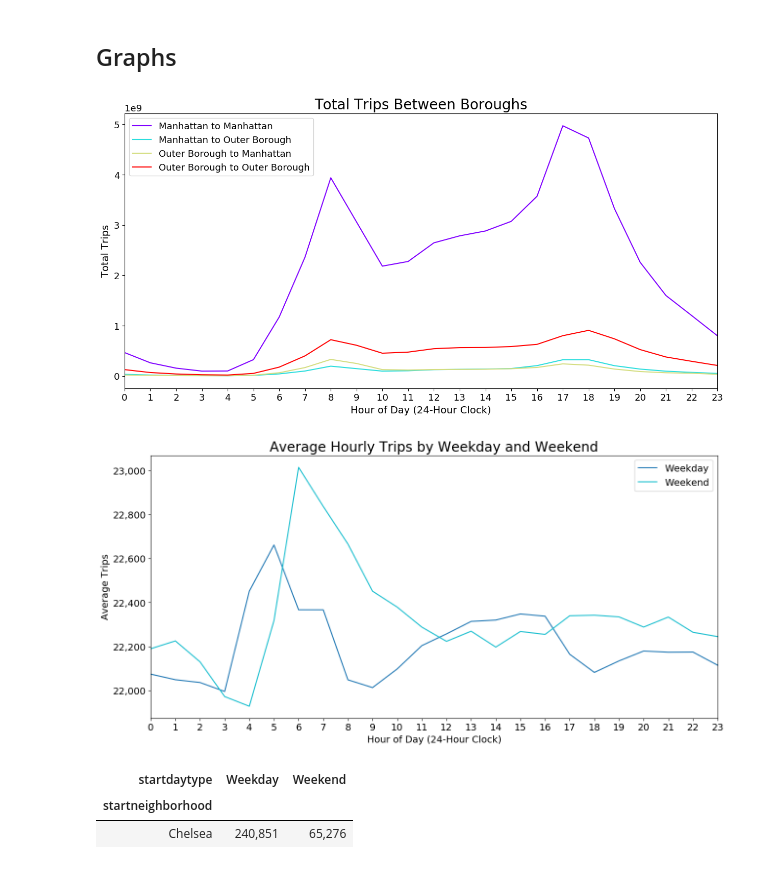
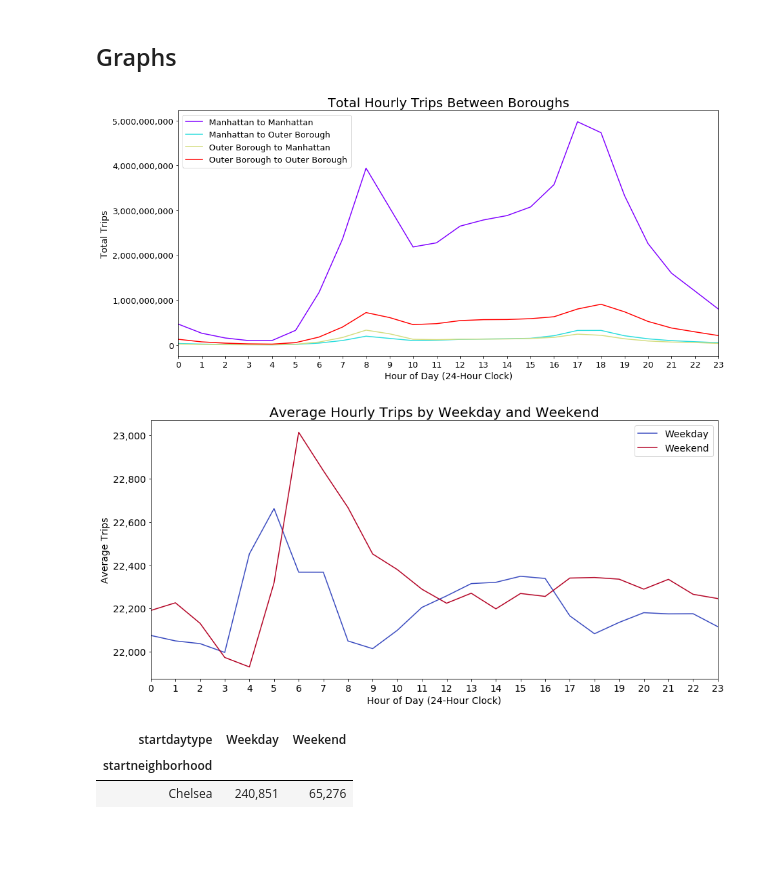
Before and after one commit to yslnam/mofo_bikes, a Jupyter notebook: notebooks/eda/citibike_feature_engineered_eda.ipynb, the cells around one changed output. Cells and saved outputs as stored; diff of their text form; code cells hidden in the pictures; blank space fills up the shorter version.

```diff
--- a/notebooks/eda/citibike_feature_engineered_eda.ipynb
+++ b/notebooks/eda/citibike_feature_engineered_eda.ipynb
@@ -856,18 +940,19 @@ params = {'legend.fontsize': 'medium',
 plt.rcParams.update(params)
 # %%
 boro_flow = pivot_cb.pivot_table('bikeid', index='starthour', columns=['start_boro_flow','end_boro_flow'], aggfunc='sum', fill_value=0)
-boro_flow.plot(kind='line', figsize=(15,7), xticks = range(0,24), colormap='rainbow')
+boro_flow_plt = boro_flow.plot(kind='line', figsize=(15,7), xticks = range(0,24), colormap='rainbow')
+boro_flow_plt.yaxis.set_major_formatter(tkr.StrMethodFormatter('{x:,.0f}'))
 plt.xlabel('Hour of Day (24-Hour Clock)', fontsize=14)
 plt.ylabel('Total Trips', fontsize=14)
-plt.title('Total Trips Between Boroughs', fontsize=20)
+plt.title('Total Hourly Trips Between Boroughs', fontsize=20)
 plt.legend(['Manhattan to Manhattan','Manhattan to Outer Borough',
            'Outer Borough to Manhattan','Outer Borough to Outer Borough'], fontsize=13)
 plt.show();
 # %% [output]
-[figure, old version]
+[figure, new version]
 # %%
 daytype_mean_trips = pivot_cb.pivot_table('bikeid', index='starthour', columns='startdaytype', aggfunc='mean')
-daytype_plt = daytype_mean_trips.plot(kind='line', figsize = (15,7), xticks=range(0,24), fontsize = 14, colormap='tab10')
+daytype_plt = daytype_mean_trips.plot(kind='line', figsize = (15,7), xticks=range(0,24), fontsize = 14, colormap='coolwarm')
 daytype_plt.yaxis.set_major_formatter(tkr.StrMethodFormatter('{x:,.0f}'))
 plt.xlabel('Hour of Day (24-Hour Clock)', fontsize=14)
 plt.ylabel('Average Trips', fontsize=14)
@@ -875,7 +960,7 @@ plt.title('Average Hourly Trips by Weekday and Weekend', fontsize=20)
 plt.legend(['Weekday','Weekend'], fontsize=14)
 plt.show();
 # %% [output]
-[figure, old version]
+[figure, new version]
 # %%
 count_nb_startdaytype = pivot_cb.pivot_table('bikeid', index='startneighborhood', columns='startdaytype', aggfunc='count', fill_value=0)
 count_nb_startdaytype = count_nb_startdaytype.applymap('{0:,.0f}'.format)
```
Also changed, not shown: parts of 32 cells of this notebook.
